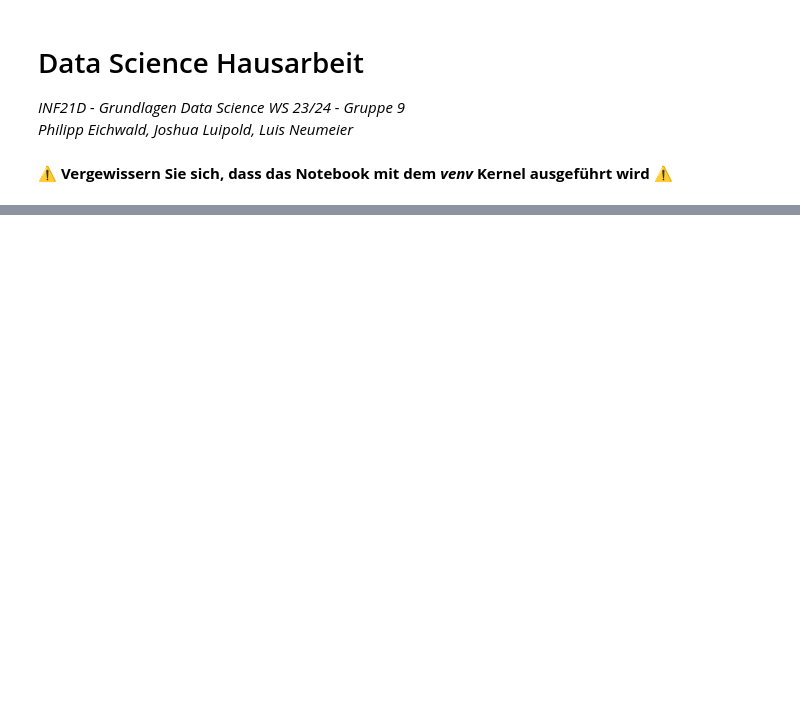
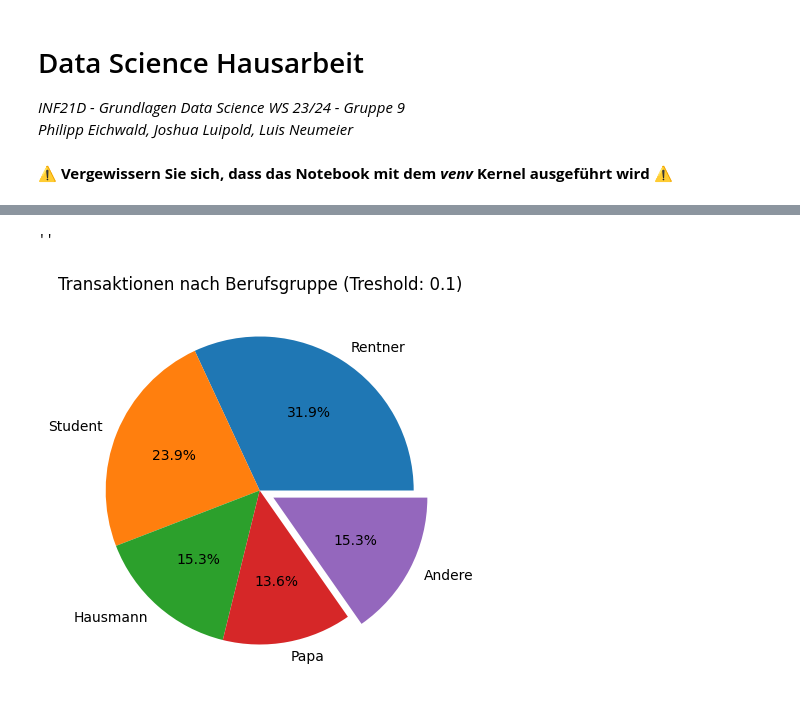
Before and after one commit to xTerradon/DHBW_DataScience, a Jupyter notebook: main.ipynb, the cells around one changed output, grey strips where cells are left out. Cells and saved outputs as stored; diff of their text form; code cells hidden in the pictures; blank space fills up the shorter version.

```diff
--- a/main.ipynb
+++ b/main.ipynb
@@ -16,0 +163,8 @@ NameError: name 'pd' is not defined
+# %%
+transactions_by_profession = merged_df.groupby('Beruf').size().sort_values(ascending=False)
+transactions_by_profession /= transactions_by_profession.sum()
+transactions_by_profession_treshhold = 0.1
+other_sum = transactions_by_profession[transactions_by_profession < transactions_by_profession_treshhold].sum()
+transactions_by_profession = transactions_by_profession[transactions_by_profession >= transactions_by_profession_treshhold]
+transactions_by_profession["Andere"] = other_sum
+transactions_by_profession
@@ -16,0 +179,8 @@ NameError: name 'pd' is not defined
+# %%
+plt.figure(figsize=(10,5))
+plt.title(f"Transaktionen nach Berufsgruppe (Treshold: {transactions_by_profession_treshhold})")
+plt.pie(transactions_by_profession, labels=transactions_by_profession.index, autopct='%1.1f%%', explode=[0]*(len(transactions_by_profession)-1) + [0.1])
+""
+# %% [output]
+''
+[figure, added]
```
Also changed, not shown: parts of 15 cells of this notebook.
